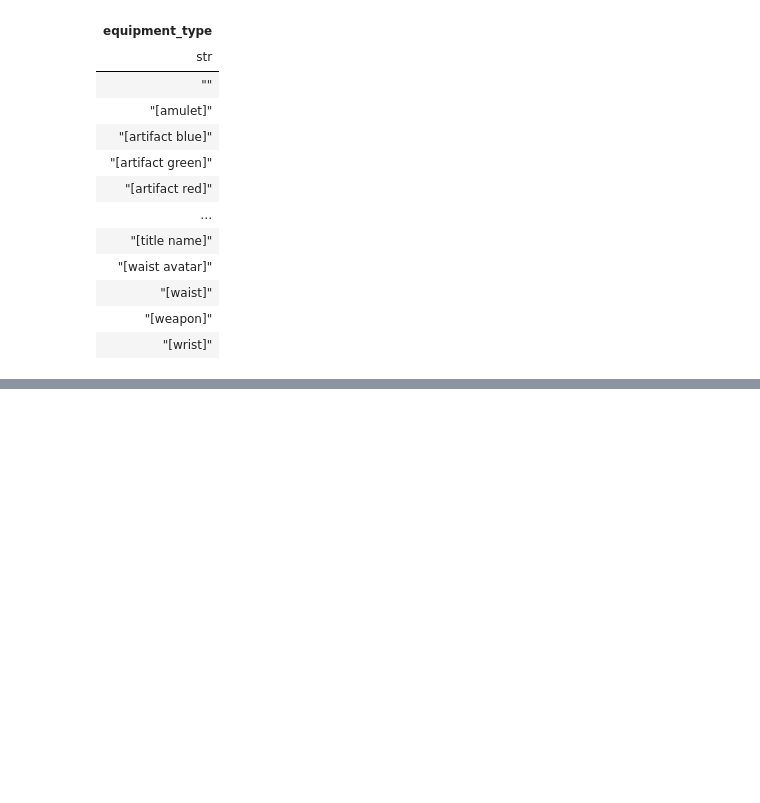
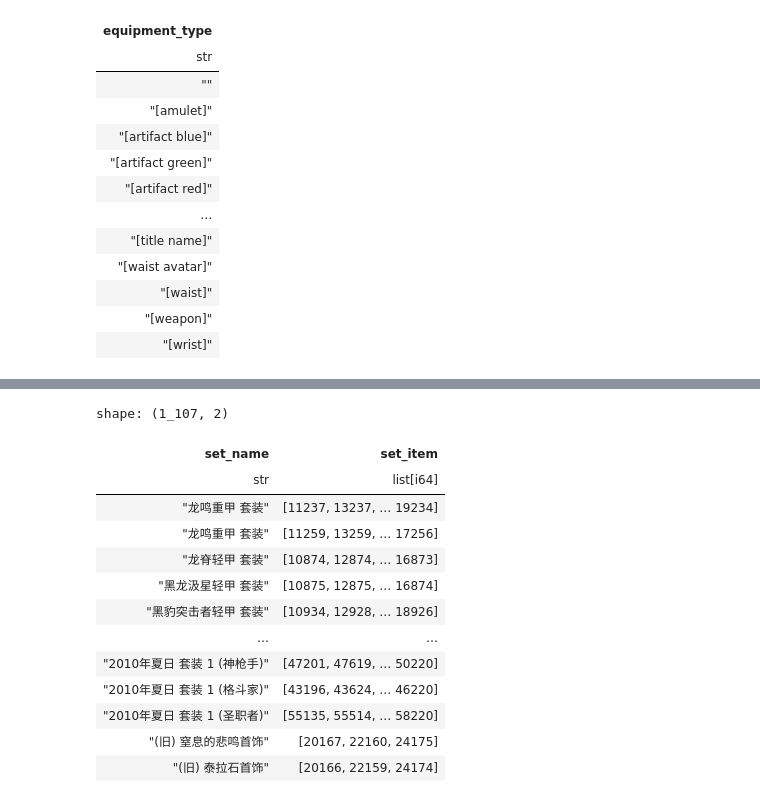
Before and after one commit to evrins/DNF_pvf_python, a Jupyter notebook: equipment_explorer.ipynb, the cells around one changed output, grey strips where cells are left out. Drawn from its saved outputs; the diff is of its cells as text; code cells hidden in the pictures; blank space fills up the shorter version.

```diff
--- a/equipment_explorer.ipynb
+++ b/equipment_explorer.ipynb
@@ -307,0 +362,19 @@ shape: (1_338, 12)
+# %%
+df.filter(pl.col('set_name') != '').select(pl.col('set_name'), pl.col('set_item')).sort(
+    pl.col('set_name'), descending=True
+)
+# %% [output]
+shape: (1_107, 2)
+| set_name | set_item |
+| str | list[i64] |
+| "龙鸣重甲 套装" | [11237, 13237, … 19234] |
+| "龙鸣重甲 套装" | [11259, 13259, … 17256] |
+| "龙脊轻甲 套装" | [10874, 12874, … 16873] |
+| "黑龙汲星轻甲 套装" | [10875, 12875, … 16874] |
+| "黑豹突击者轻甲 套装" | [10934, 12928, … 18926] |
+| … | … |
+| "2010年夏日 套装 1 (神枪手)" | [47201, 47619, … 50220] |
+| "2010年夏日 套装 1 (格斗家)" | [43196, 43624, … 46220] |
+| "2010年夏日 套装 1 (圣职者)" | [55135, 55514, … 58220] |
+| "(旧) 窒息的悲鸣首饰" | [20167, 22160, 24175] |
+| "(旧) 泰拉石首饰" | [20166, 22159, 24174] |
```
Also changed, not shown: parts of 23 cells of this notebook, 22 other files.
